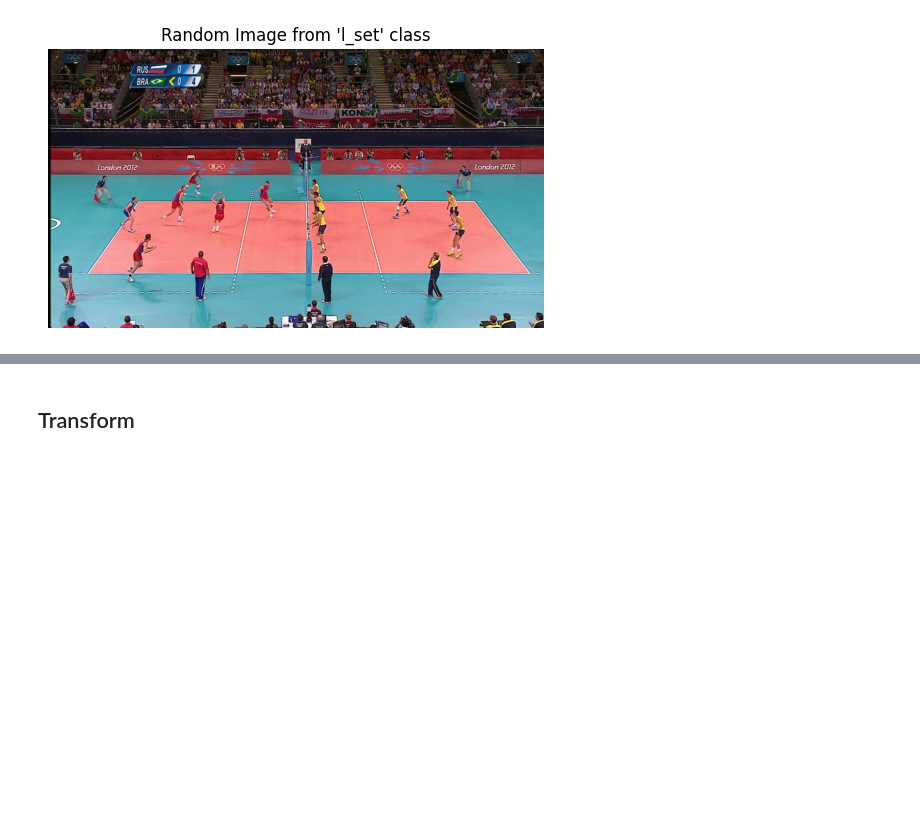
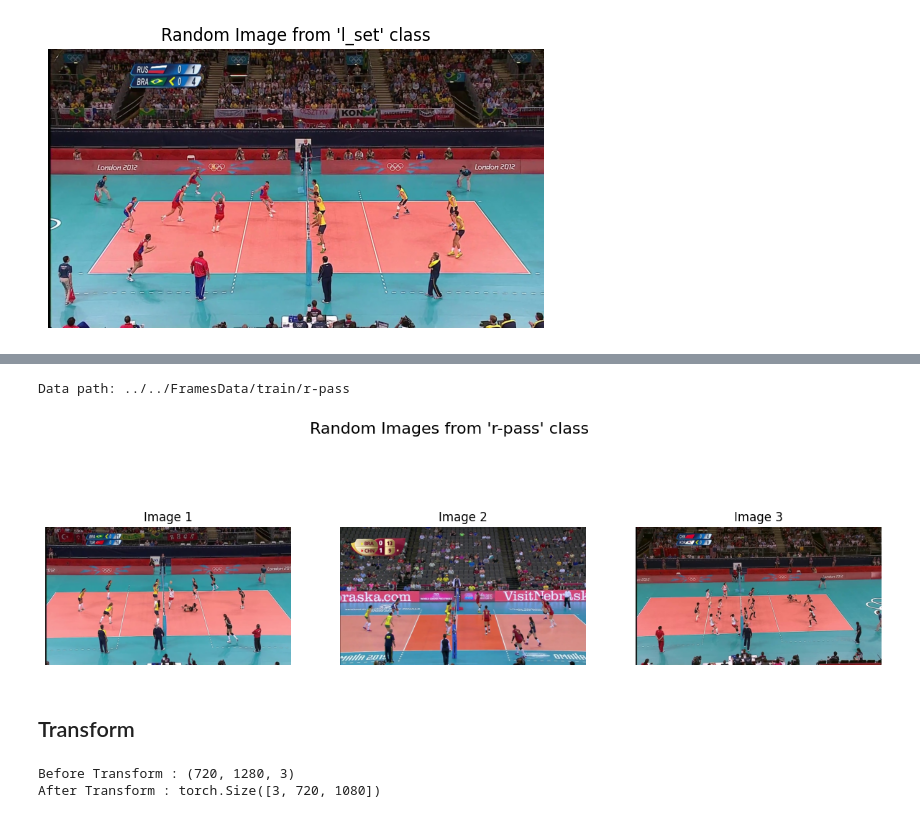
Before and after one commit to Fawzy-AI-Explorer/Group-Activity-Recognition, a Jupyter notebook: src/NoteBooks/explore.ipynb, the cells around one changed output, grey strips where cells are left out. Drawn from its saved outputs; the diff is of its cells as text; code cells hidden in the pictures; blank space fills up the shorter version.

```diff
--- a/src/NoteBooks/explore.ipynb
+++ b/src/NoteBooks/explore.ipynb
@@ -399,2 +413,7 @@ def plot_random_images(category, n=1):
+# %%
+plot_random_images("r-pass", n=3)
+# %% [output]
+Data path: ../../FramesData/train/r-pass
+[figure, added]
 # %% [markdown]
 ## Transform
@@ -400,0 +432,11 @@ def plot_random_images(category, n=1):
+# %%
+image_path_list = get_list_of_files(VALID_PATH / "r-pass")
+random_image_path = random.choice(image_path_list)
+img = Image.open(random_image_path)
+img_as_array = np.array(img)
+print(f"Before Transform : {img_as_array.shape}")
+transformed_img = data_transform(img)
+print(f"After Transform : {transformed_img.shape}" )
+# %% [output]
+Before Transform : (720, 1280, 3)
+After Transform : torch.Size([3, 720, 1080])
```
Also changed, not shown: parts of 12 cells of this notebook.
